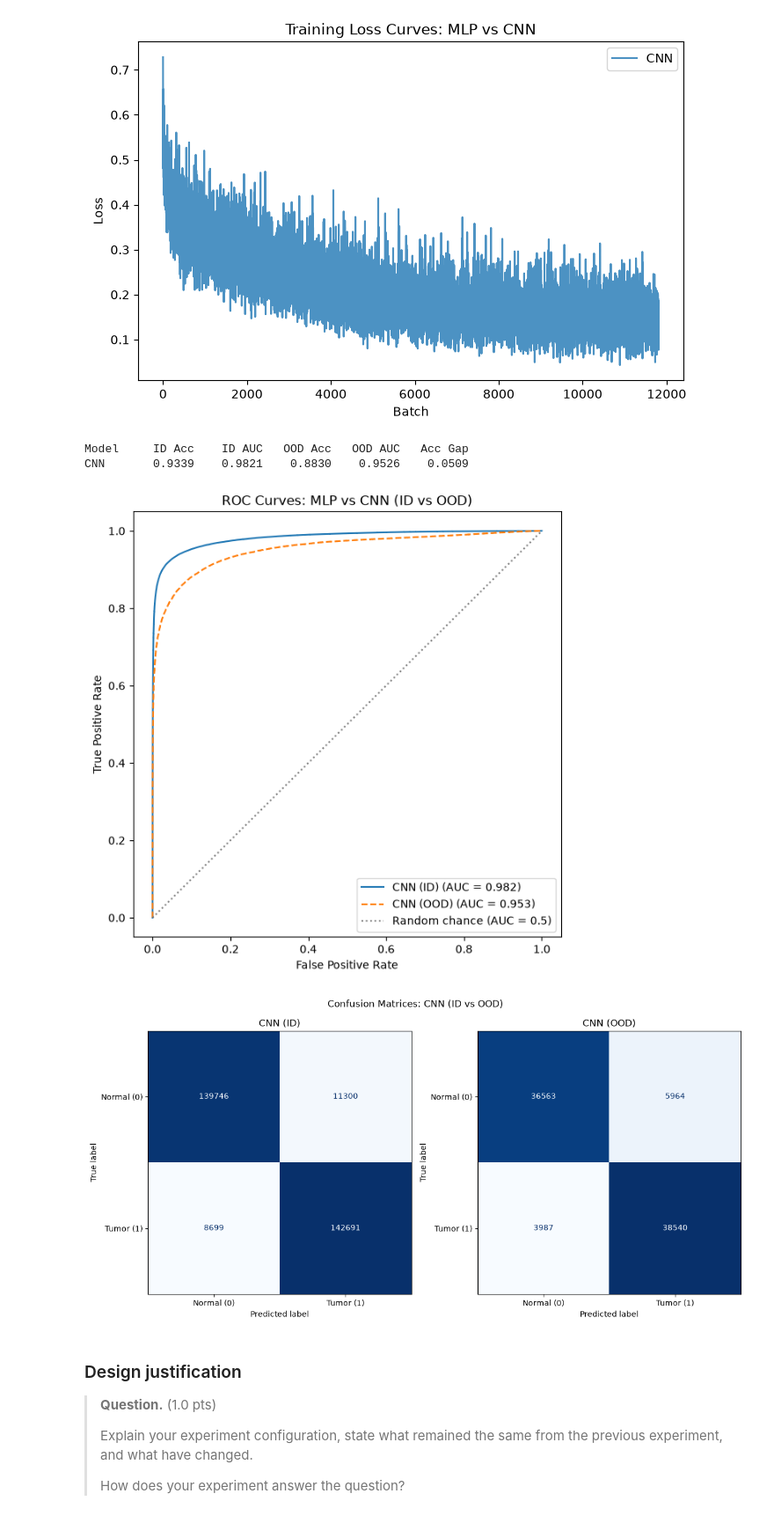
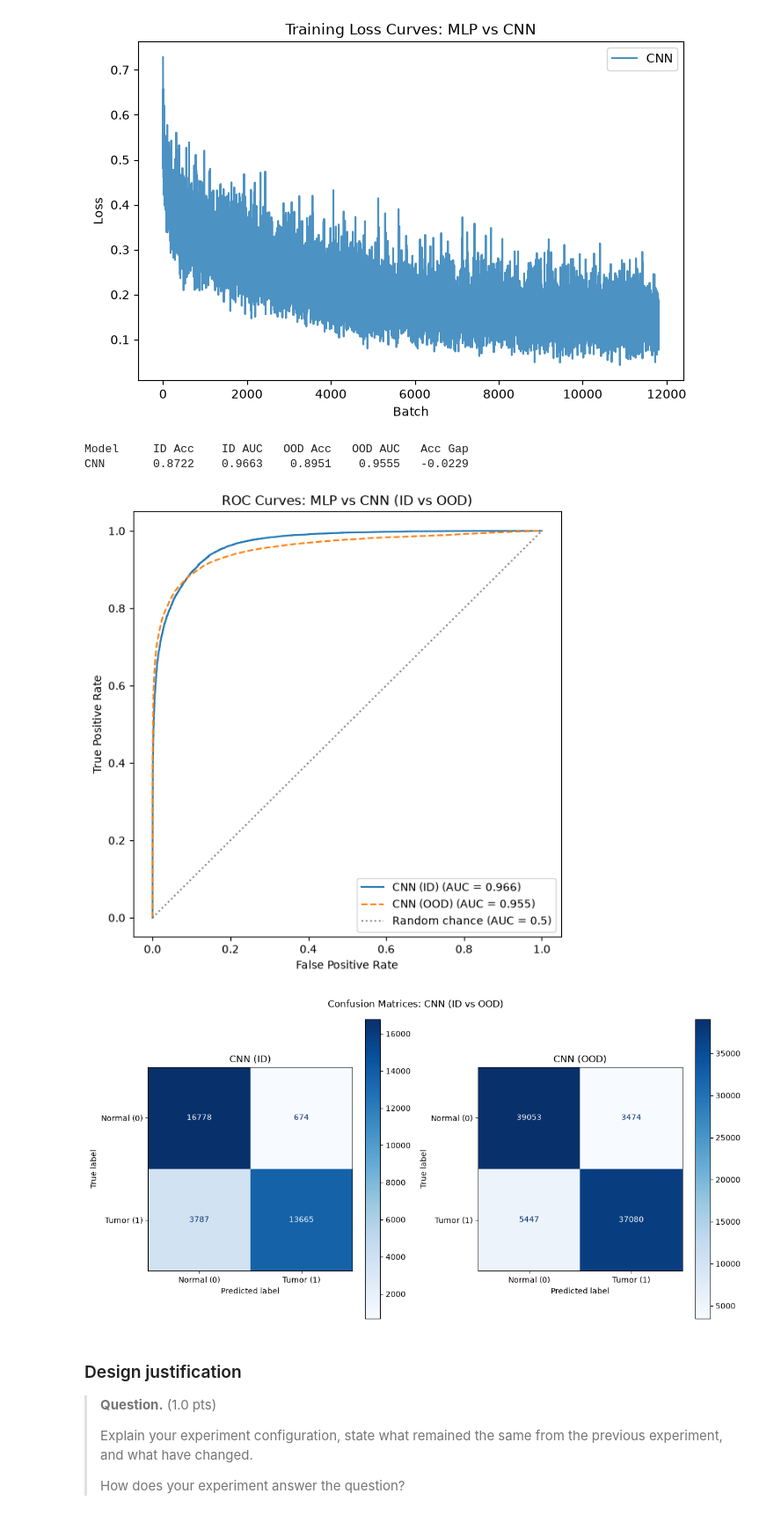
Before and after one commit to mariagabi-lustosa/Tarefa3_MC886, a Jupyter notebook: mc886_1s2026_assignment_3.ipynb, the cells around one changed output. Shown at 88% size. Saved outputs shown, nothing was run; the diff lists cells and outputs as text; code cells hidden in the pictures.

```diff
--- a/mc886_1s2026_assignment_3.ipynb
+++ b/mc886_1s2026_assignment_3.ipynb
@@ -879,9 +907,9 @@ plt.show()
 # %%
-# ID (train; hospitals 3, 4, 5) vs OOD (val, hospital 1)
-mlp_id_metrics = evaluate_model(mlp, train_loader)
+# ID (val; hospitals 1) vs OOD (test, hospital 2)
+mlp_id_metrics = evaluate_model(mlp, val_loader)
 mlp_ood_metrics = evaluate_model(mlp, test_loader)
 
-cnn_id_metrics = evaluate_model(cnn, train_loader)
+cnn_id_metrics = evaluate_model(cnn, val_loader)
 cnn_ood_metrics = evaluate_model(cnn, test_loader)
 
 # AUC: Area Under [the ROC] Curve
@@ -930,7 +958,7 @@ for name, metrics, ax in cm_inputs:
     preds = (metrics["probs"] >= 0.5).astype(int)
     cm = confusion_matrix(metrics["labels"], preds)
     disp = ConfusionMatrixDisplay(cm, display_labels=["Normal (0)", "Tumor (1)"])
-    disp.plot(ax=ax, colorbar=False, cmap="Blues")
+    disp.plot(ax=ax, colorbar=True, cmap="Blues")
     ax.set_title(name)
 
 fig.suptitle("Confusion Matrices: MLP vs CNN (ID vs OOD)")
@@ -1045,3 +1073,20 @@ transform = transforms.Compose(
 train_data = dataset.get_subset("train", transform=transform)
 val_data = dataset.get_subset("val", transform=transform)
 test_data = dataset.get_subset("test", transform=transform)
+# %%
+# Maintain the same configurations you set on the previous cells (e.g. input size, normalization, etc.) to
+# isolate the effect of changing the data assumptions.
+
+transform = transforms.Compose(
+    [
+        # Uncomment the line below if you want to use a different input size.
+        # transforms.Resize((SIZE, SIZE)),
+        transforms.Grayscale(num_output_channels=3),  # Convert to 3-channel grayscale to use the same architecture as before.
+        transforms.ToTensor(),
+        transforms.Normalize(mean=[0.5, 0.5, 0.5], std=[0.5, 0.5, 0.5]),
+    ]
+)
+
+train_data = dataset.get_subset("train", transform=transform)
+val_data = dataset.get_subset("val", transform=transform)
+test_data = dataset.get_subset("test", transform=transform)
@@ -1074,11 +1144,11 @@ plt.show()
 # %% [output]
 [figure]
 # %%
-# ID (train; hospitals 3, 4, 5) vs OOD (val, hospital 1)
-train_loader = DataLoader(train_data, batch_size=128, shuffle=False, num_workers=4)
+# ID (val; hospitals 1) vs OOD (test, hospital 2)
+val_loader = DataLoader(val_data, batch_size=128, shuffle=False, num_workers=4)
 test_loader = DataLoader(test_data, batch_size=128, shuffle=False, num_workers=4)
 
-cnn_id_metrics_3 = evaluate_model(cnn, train_loader)
+cnn_id_metrics_3 = evaluate_model(cnn, val_loader)
 cnn_ood_metrics_3 = evaluate_model(cnn, test_loader)
 
 
@@ -1108,26 +1178,26 @@ ax.legend()
 plt.show()
 # %% [output]
 Model     ID Acc    ID AUC   OOD Acc   OOD AUC   Acc Gap
-CNN       0.9339    0.9821    0.8830    0.9526    0.0509
+CNN       0.8722    0.9663    0.8951    0.9555   -0.0229
-[figure, old version]
+[figure, new version]
 # %%
 # Confusion matrices: one per (model, split) combination, using the same 0.5 threshold as evaluate_model.
 fig, axes = plt.subplots(1, 2, figsize=(12, 6))
 cm_inputs = [
     ("CNN (ID)", cnn_id_metrics_3),
     ("CNN (OOD)", cnn_ood_metrics_3),
 ]
 for ax, (name, metrics) in zip(axes, cm_inputs):
     preds = (metrics["probs"] >= 0.5).astype(int)
     cm = confusion_matrix(metrics["labels"], preds)
     disp = ConfusionMatrixDisplay(cm, display_labels=["Normal (0)", "Tumor (1)"])
-    disp.plot(ax=ax, colorbar=False, cmap="Blues")
+    disp.plot(ax=ax, colorbar=True, cmap="Blues")
     ax.set_title(name)
 fig.suptitle("Confusion Matrices: CNN (ID vs OOD)")
 plt.tight_layout()
 plt.show()
 # %% [output]
-[figure, old version]
+[figure, new version]
 # %% [markdown]
 ### Design justification
 
```
Also changed, not shown: parts of 18 cells of this notebook.
